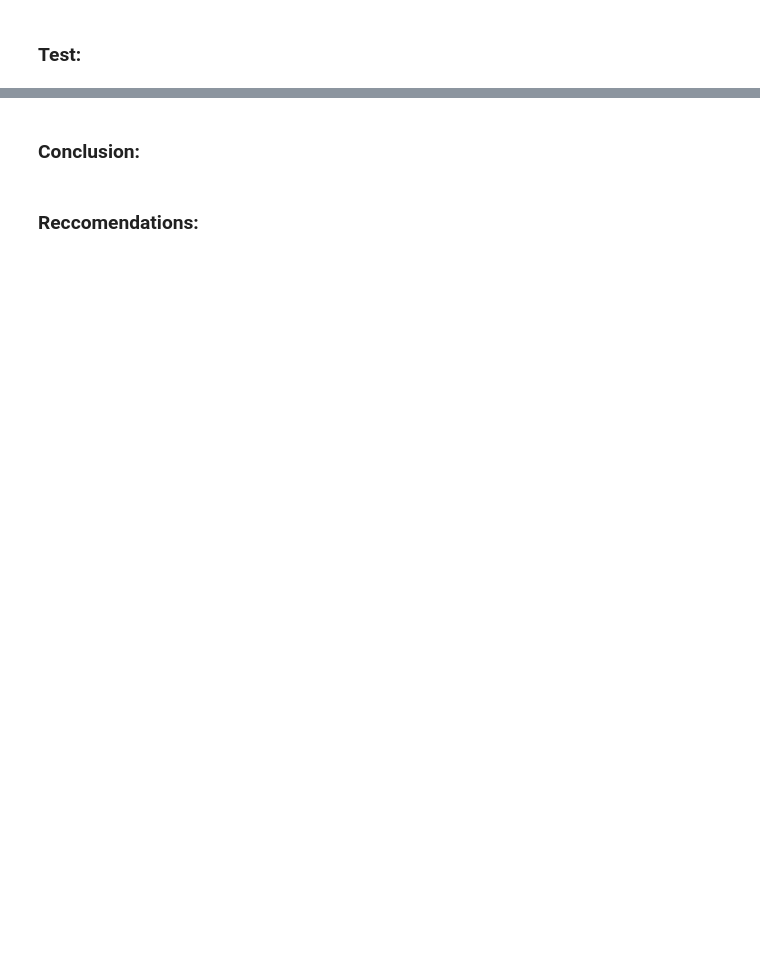
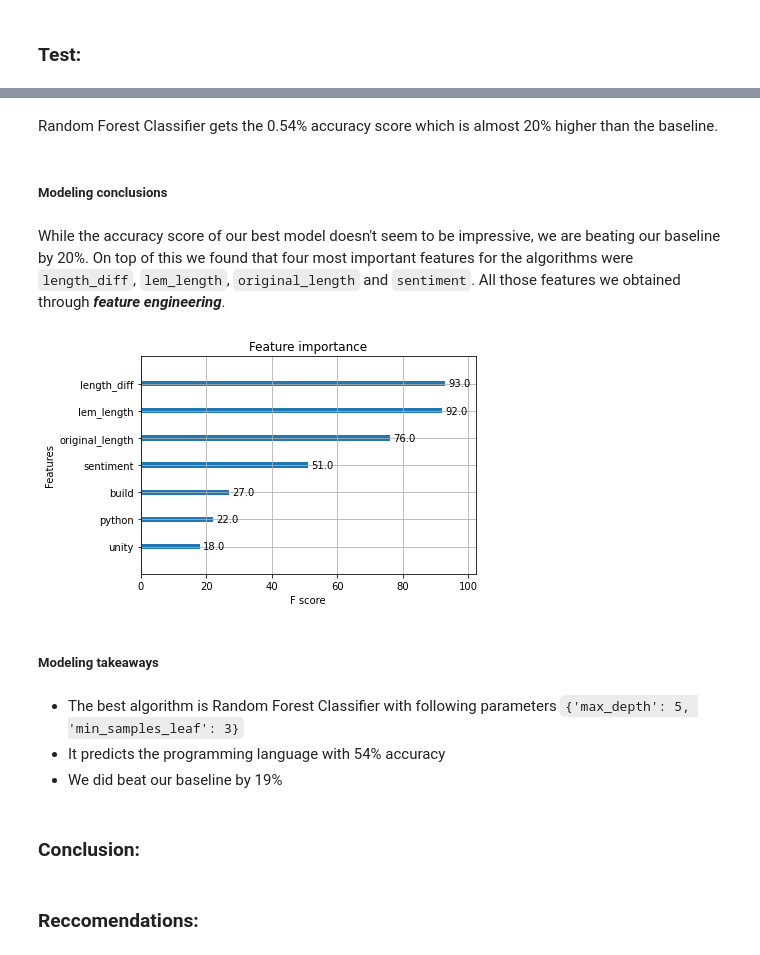
Before and after one commit to Codeup-Mirzakhani-Group1-NLP-Project/Codeup-Mirzakhani-GitHub-Scrape-NLP-Project, a Jupyter notebook: Final_Notebook_Draft.ipynb, the cells around one changed output, grey strips where cells are left out. Cells and saved outputs as stored; diff of their text form; code cells hidden in the pictures; blank space fills up the shorter version.

Commit message:
add modeling part

```diff
--- a/Final_Notebook_Draft.ipynb
+++ b/Final_Notebook_Draft.ipynb
@@ -171,0 +194,3 @@ KruskalResult(statistic=1.5563404327437544, pvalue=0.6693293380228167)
+# %%
+# run all models and print the parameters that the grid search considered the best ones for our training set.
+md.run_all_classifiers()
@@ -172,2 +234,5 @@ KruskalResult(statistic=1.5563404327437544, pvalue=0.6693293380228167)
 # %% [markdown]
 ### Test:
+# %%
+# run the classifier on the test set
+md.run_best_model()
@@ -174,3 +245,20 @@ KruskalResult(statistic=1.5563404327437544, pvalue=0.6693293380228167)
+# %% [markdown]
+Random Forest Classifier gets the 0.54% accuracy score which is almost 20% higher than the baseline.
+# %% [markdown]
+##### Modeling conclusions
+# %% [markdown]
+While the accuracy score of our best model doesn't seem to be impressive, we are beating our baseline by 20%. On top of this we found that four most important features for the algorithms were `length_diff`, `lem_length`, `original_length` and `sentiment`. All those features we obtained through **_feature engineering_**.
+# %%
+# display feature importance from xgboost classifier
+md.display_feature_importance()
+# %% [output]
+[figure, added]
+# %% [markdown]
+##### Modeling takeaways
+# %% [markdown]
+- The best algorithm  is Random Forest Classifier with following parameters `{'max_depth': 5, 'min_samples_leaf': 3}`
+- It predicts the programming language with 54% accuracy
+- We did beat our baseline by 19%
 # %% [markdown]
 ### Conclusion:
 # %% [markdown]
```
Also changed, not shown: parts of 17 cells of this notebook.
